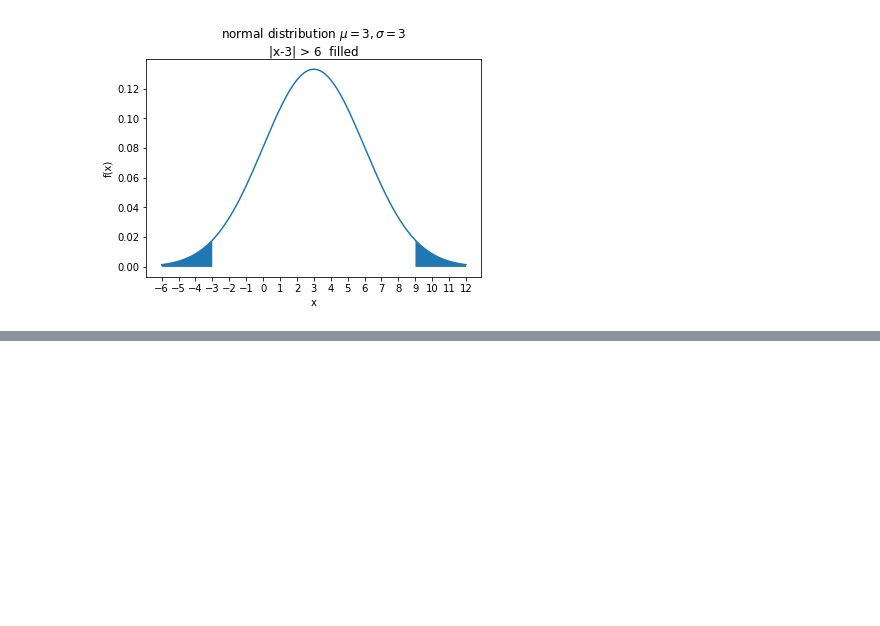
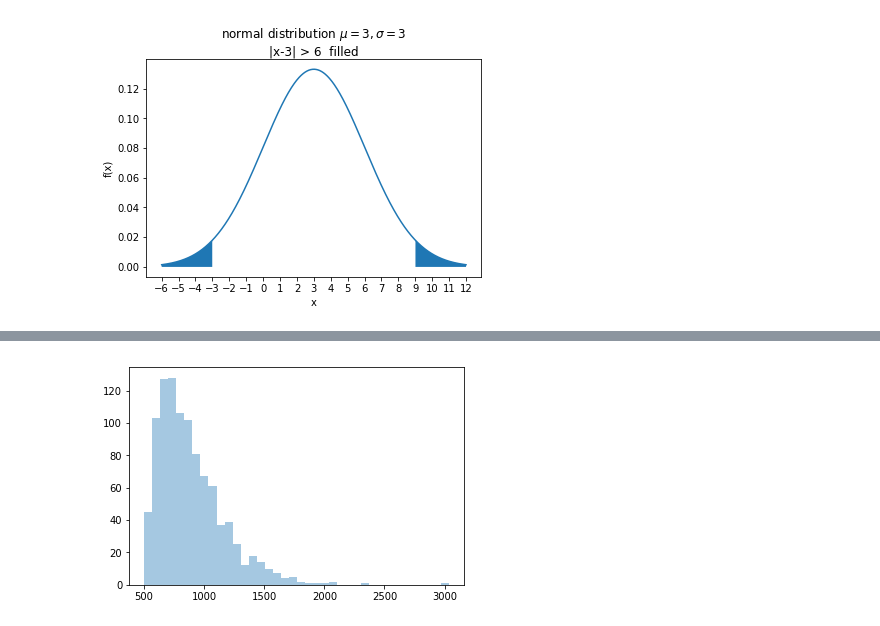
Before and after one commit to caioau/caioau-personal, a Jupyter notebook: website/slides/ELD_Stats.ipynb, the cells around one changed output, grey strips where cells are left out. Cells and saved outputs as stored; diff of their text form; code cells hidden in the pictures; blank space fills up the shorter version.

```diff
--- a/website/slides/ELD_Stats.ipynb
+++ b/website/slides/ELD_Stats.ipynb
@@ -81,0 +98,5 @@ dtype: float64
+# %%
+sns.distplot(wrong_dist_data, kde=False)
+plt.savefig("qqplot2-2.png")
+# %% [output]
+[figure, added]
```
Also changed, not shown: parts of 8 cells of this notebook, 8 other files.
